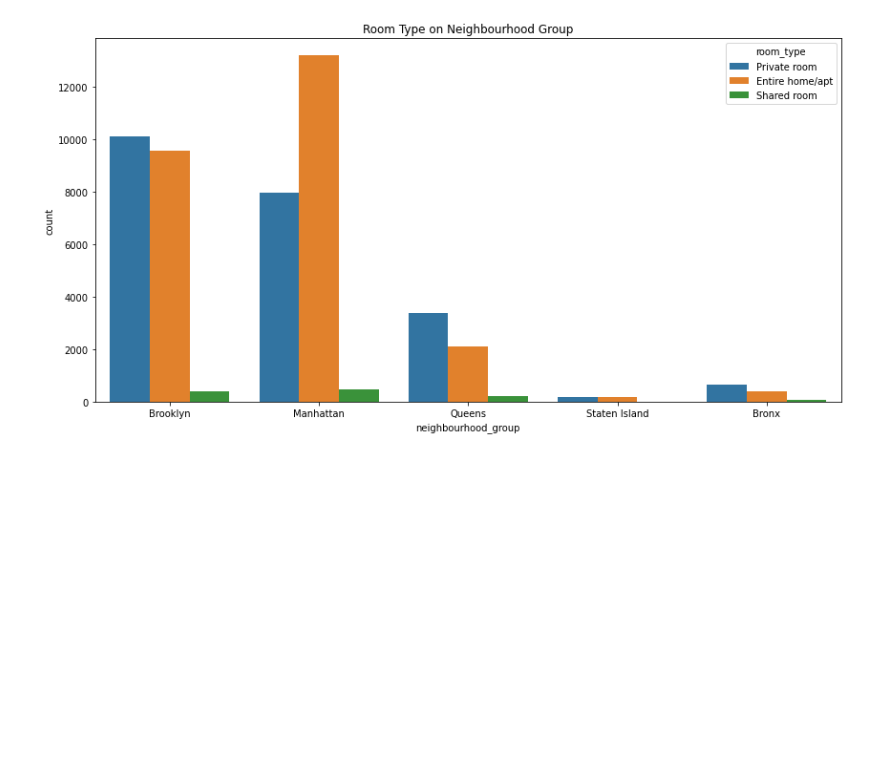
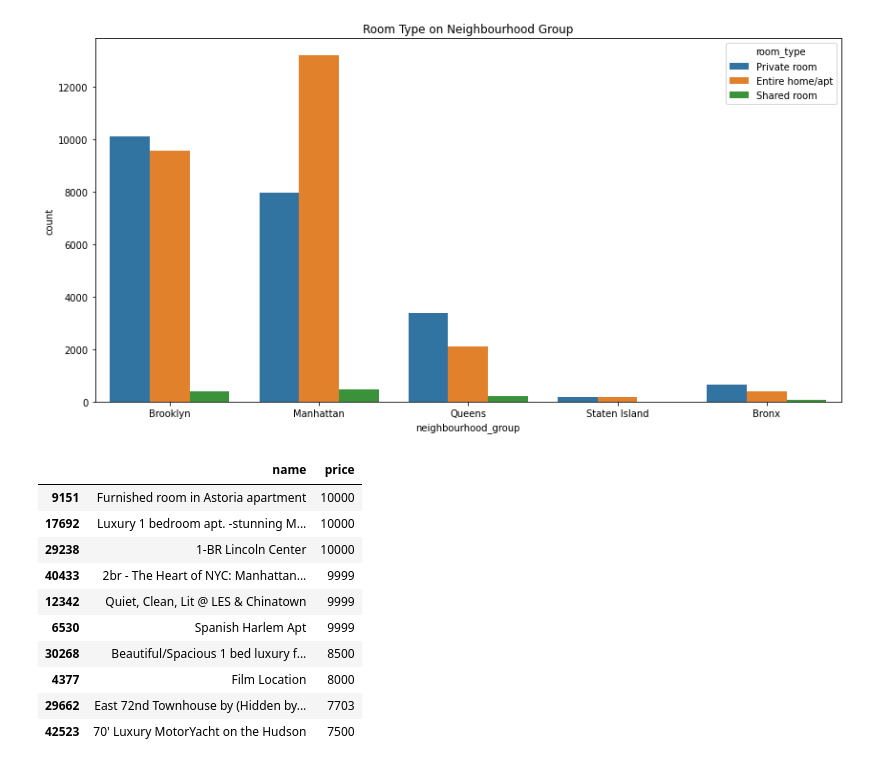
Before and after one commit to mgbhat97/Airbnb-Booking-EDA, a Jupyter notebook: Airbnb_Bookings_Analysis_Capstone_Project.ipynb, the cells around one changed output. Drawn from its saved outputs; the diff is of its cells as text; code cells hidden in the pictures; blank space fills up the shorter version.

```diff
--- a/Airbnb_Bookings_Analysis_Capstone_Project.ipynb
+++ b/Airbnb_Bookings_Analysis_Capstone_Project.ipynb
@@ -112,0 +116,15 @@ plt.show()
+# %%
+# Top 10 Costliest Hotels
+df[['name','price']].head(10)
+# %% [output]
+|  | name | price |
+| 9151 | Furnished room in Astoria apartment | 10000 |
+| 17692 | Luxury 1 bedroom apt. -stunning M... | 10000 |
+| 29238 | 1-BR Lincoln Center | 10000 |
+| 40433 | 2br - The Heart of NYC: Manhattan... | 9999 |
+| 12342 | Quiet, Clean, Lit @ LES & Chinatown | 9999 |
+| 6530 | Spanish Harlem Apt | 9999 |
+| 30268 | Beautiful/Spacious 1 bed luxury f... | 8500 |
+| 4377 | Film Location | 8000 |
+| 29662 | East 72nd Townhouse by (Hidden by... | 7703 |
+| 42523 | 70' Luxury MotorYacht on the Hudson | 7500 |
```
Also changed, not shown: parts of 6 cells of this notebook.
